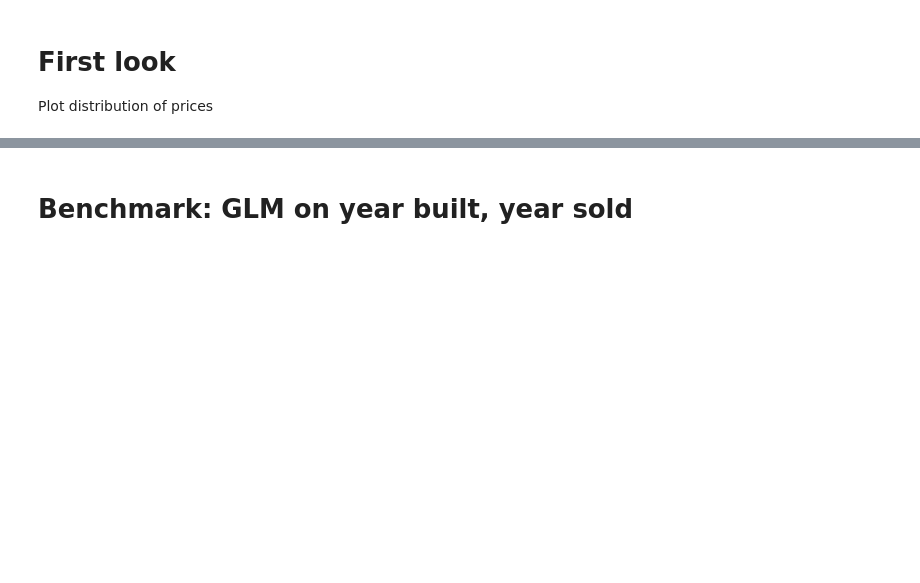
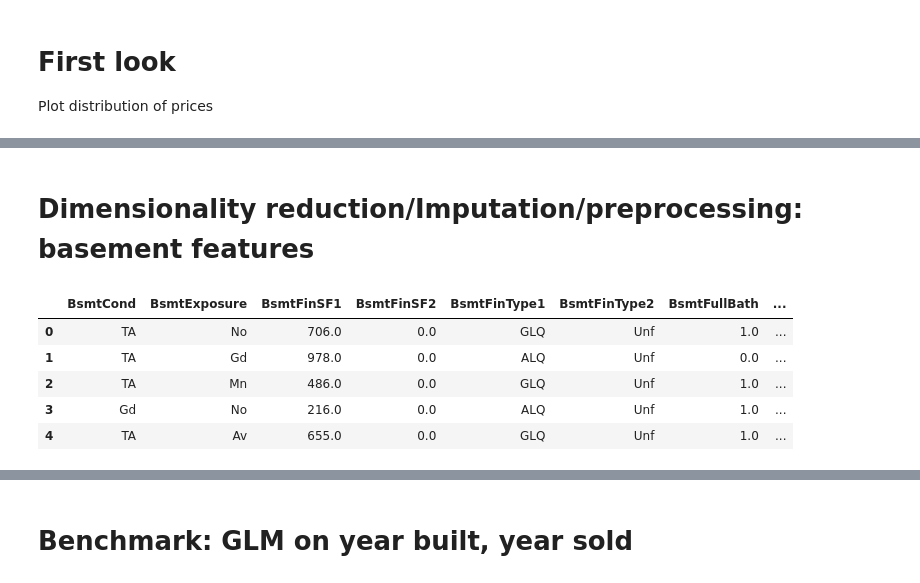
Before and after one commit to albertwildeman/Kaggle-Ames_Housing_Prices, a Jupyter notebook: Exploration.ipynb, the cells around one changed output, grey strips where cells are left out. Drawn from its saved outputs; the diff is of its cells as text; code cells hidden in the pictures; blank space fills up the shorter version.

```diff
--- a/Exploration.ipynb
+++ b/Exploration.ipynb
@@ -95,0 +107,12 @@ plt.boxplot(SalePrices_year)
+# %% [markdown]
+# Dimensionality reduction/Imputation/preprocessing: basement features
+# %%
+bsmt_cols = [col for col in DF.columns if "Bsmt" in col]
+DF[bsmt_cols].head()
+# %% [output]
+|  | BsmtCond | BsmtExposure | BsmtFinSF1 | BsmtFinSF2 | BsmtFinType1 | BsmtFinType2 | BsmtFullBath | ... |
+| 0 | TA | No | 706.0 | 0.0 | GLQ | Unf | 1.0 | ... |
+| 1 | TA | Gd | 978.0 | 0.0 | ALQ | Unf | 0.0 | ... |
+| 2 | TA | Mn | 486.0 | 0.0 | GLQ | Unf | 1.0 | ... |
+| 3 | Gd | No | 216.0 | 0.0 | ALQ | Unf | 1.0 | ... |
+| 4 | TA | Av | 655.0 | 0.0 | GLQ | Unf | 1.0 | ... |
```
Also changed, not shown: parts of 21 cells of this notebook.
